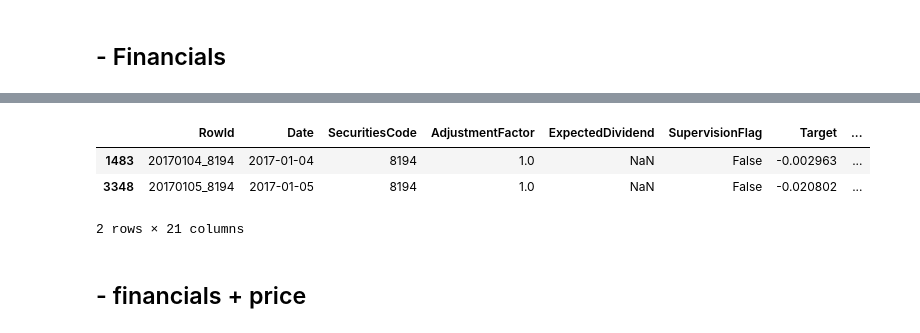
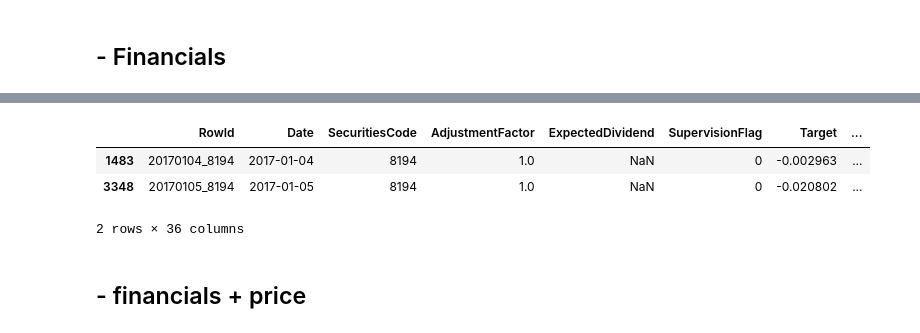
Before and after one commit to valentina-bec/tokyo-stock-exchange, a Jupyter notebook: preprocessing.ipynb, the cells around one changed output, grey strips where cells are left out. Drawn from its saved outputs; the diff is of its cells as text; code cells hidden in the pictures.

```diff
--- a/preprocessing.ipynb
+++ b/preprocessing.ipynb
@@ -84,12 +129,12 @@ Target missing Values: 238 (0.0%)
 # %%
-from feature_engineering import adjust_price
+
 
 
 ad_price = adjust_price(fill_prices)
-ad_price.to_csv('data/curr_ad_price.csv')
-print_shape(ad_price)
+ad_price = save_and_load(ad_price)
+print_shape(ad_price, MISSINGVALUES)
 ad_price.head(2)
-del ad_price
+#del ad_price
 # %% [output]
  Shape:
  ----------------------------------------
@@ -111,3 +167,3 @@ ad_Target missing Values: 4238 (0.2%)
 # %%
-ad_price = pd.read_csv('data/curr_ad_price.csv', parse_dates=['Date'], index_col=[0])
-print_shape(ad_price)
+#ad_price = pd.read_csv('data/curr_ad_price.csv', parse_dates=['Date'], index_col=[0])
+#print_shape(ad_price)
@@ -132,12 +170,14 @@ ad_Target missing Values: 4238 (0.2%)
 # %%
-from feature_engineering import price_new_features, encode_flag
+#from feature_engineering import price_new_features, encode_flag
 
 ad_price_feat = price_new_features(ad_price)
 
 ad_price_feat['SupervisionFlag'] = encode_flag(ad_price_feat)
-ad_price_feat.to_csv('data/curr_ad_price_feat.csv')
-print_shape(ad_price_feat)
-del ad_price_feat
+#ad_price_feat.to_csv('data/curr_ad_price_feat.csv')
+
+ad_price_feat = save_and_load(ad_price_feat)
+
+print_shape(ad_price_feat, MISSINGVALUES)
 # %% [output]
  Shape:
  ----------------------------------------
@@ -159,3 +215,3 @@ macd_s missing Values: 1202 (0.1%)
 # %%
-ad_price_feat =  pd.read_csv('data/curr_ad_price_feat.csv', parse_dates=['Date'], index_col=[0])
-print_shape(ad_price_feat)
+#ad_price_feat =  pd.read_csv('data/curr_ad_price_feat.csv', parse_dates=['Date'], index_col=[0])
+#print_shape(ad_price_feat)
@@ -288,10 +362,10 @@ filled_financial_features.head(2)
 # %%
-ad_price.head(2)
+ad_price_feat.head(2)
 # %% [output]
 |  | RowId | Date | SecuritiesCode | AdjustmentFactor | ExpectedDividend | SupervisionFlag | Target | ... |
-| 1483 | 20170104_8194 | 2017-01-04 | 8194 | 1.0 | NaN | False | -0.002963 | ... |
-| 3348 | 20170105_8194 | 2017-01-05 | 8194 | 1.0 | NaN | False | -0.020802 | ... |
+| 1483 | 20170104_8194 | 2017-01-04 | 8194 | 1.0 | NaN | 0 | -0.002963 | ... |
+| 3348 | 20170105_8194 | 2017-01-05 | 8194 | 1.0 | NaN | 0 | -0.020802 | ... |
-2 rows × 21 columns
+2 rows × 36 columns
 # %% [markdown]
 ## - financials + price
 # %%
```
Also changed, not shown: parts of 39 cells of this notebook, 1 other file.
